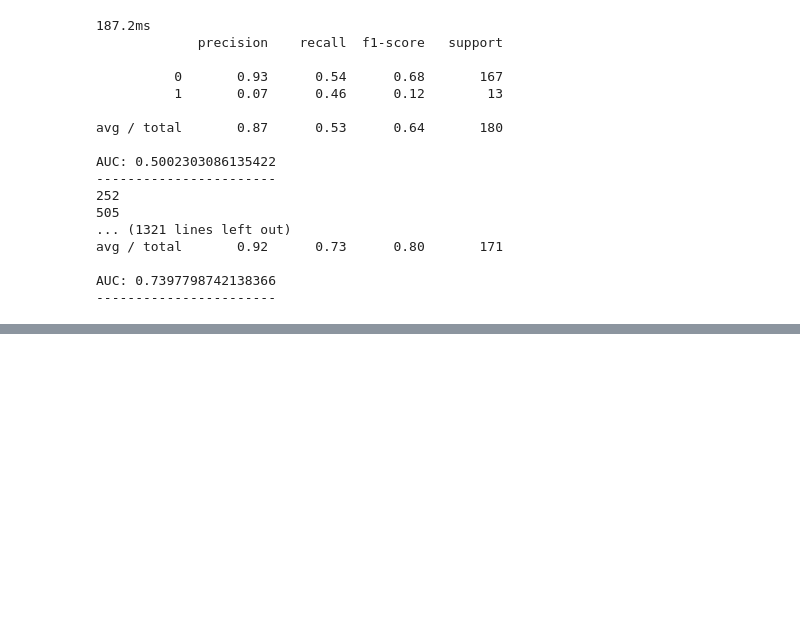
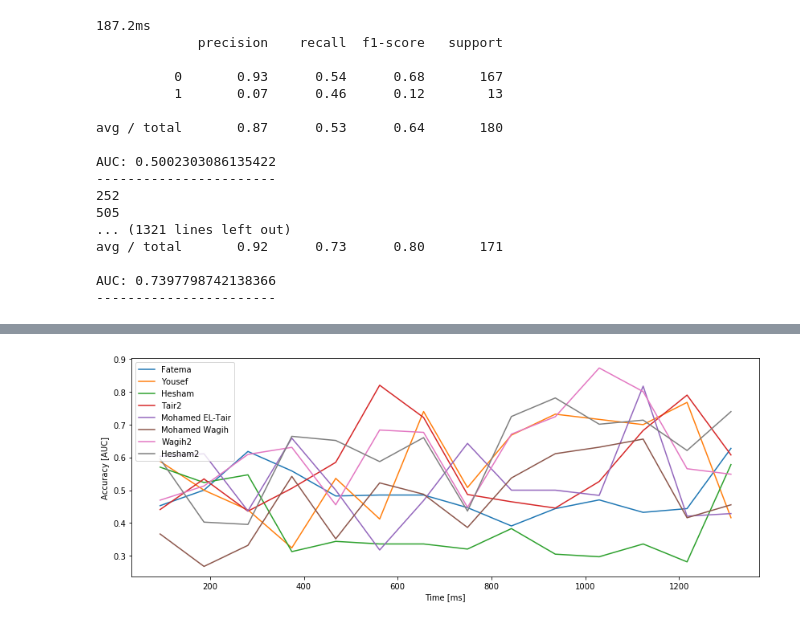
Before and after one commit to hesham-akmal/Brain-ADAS, a Jupyter notebook: EEG Work/Our Dataset Processing.ipynb, the cells around one changed output, grey strips where cells are left out. Cells and saved outputs as stored; diff of their text form; code cells hidden in the pictures; blank space fills up the shorter version.

```diff
--- a/EEG Work/Our Dataset Processing.ipynb
+++ b/EEG Work/Our Dataset Processing.ipynb
@@ -431,0 +432,13 @@ plt.show()
+# %%
+fig, ax = plt.subplots(figsize = (14, 5))
+
+for i in range(8):
+    ax.plot(report_cols[i, :, 0], report_cols[i, :, 1], label=fnames[i])
+    #ax.plot(report_cols[0, :, 0], m2, 'rs')
+
+plt.xlabel('Time [ms]')
+plt.ylabel('Accuracy [AUC]')
+plt.legend()
+plt.show()
+# %% [output]
+[figure, added]
```
Also changed, not shown: parts of 2 cells of this notebook.
